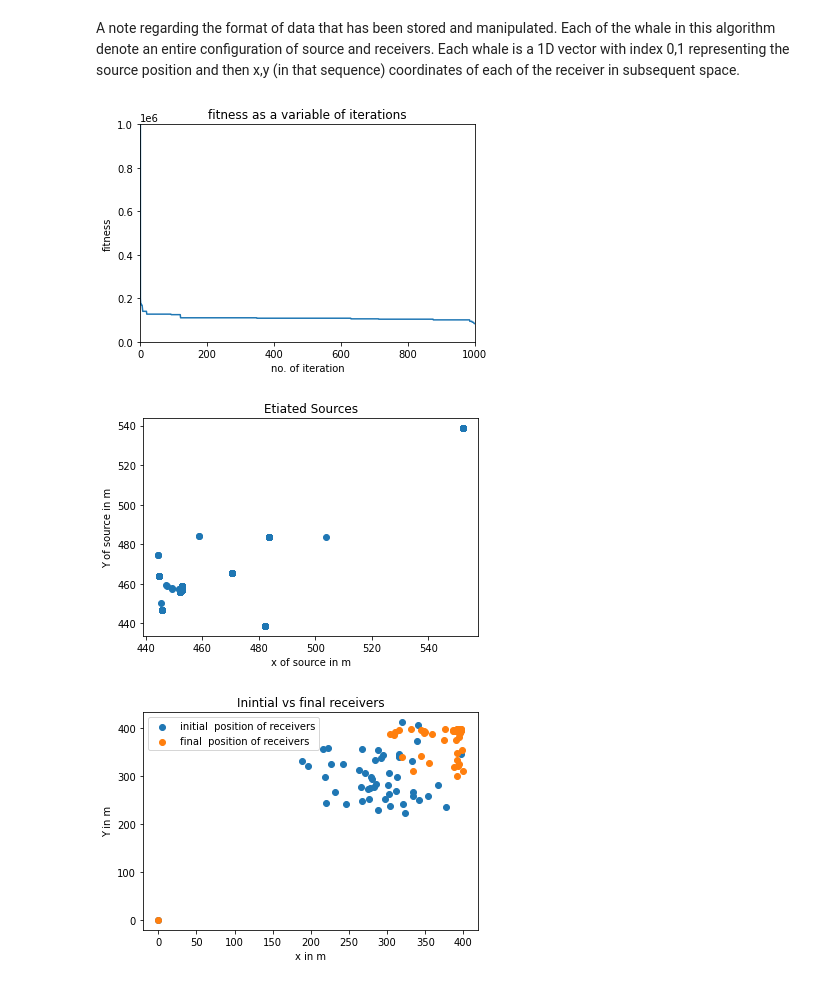
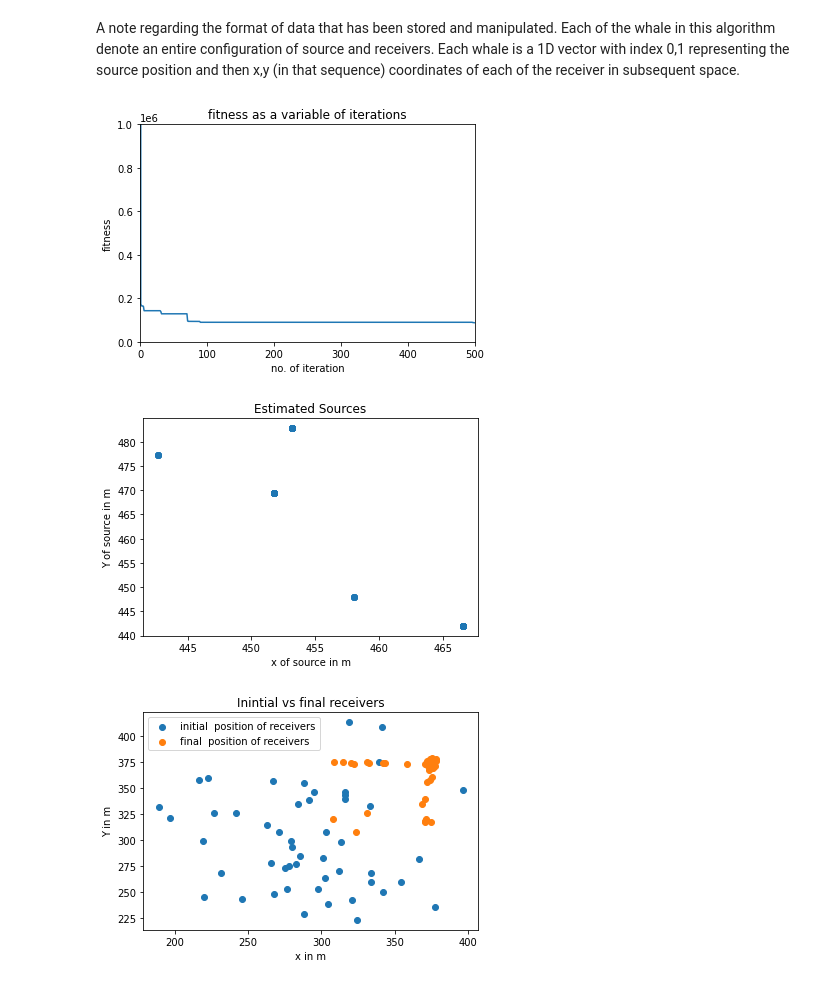
Before and after one commit to Student-Satellite-IITB/GLEE, a Jupyter notebook: Optimization/Whale_optimization_algorithm_final.ipynb, the cells around one changed output. Drawn from its saved outputs; the diff is of its cells as text; code cells hidden in the pictures.

Commit message:
implemented individual bounds on receivers
 bounds on dynamic positions

```diff
--- a/Optimization/Whale_optimization_algorithm_final.ipynb
+++ b/Optimization/Whale_optimization_algorithm_final.ipynb
@@ -59,7 +59,7 @@ n_whales = 32 # number of whales
 
 initial_pos = 300  + np.random.normal(loc=0.0,scale =50,size = (n_whales,(n_rec+1)*2))  # in order to make sure that the spread is in entire domain
 # %%
-n_iter = 1000# number of iterations
+n_iter = 500# number of iterations
 estimated_positions = np.zeros((n_iter,2))
 # %%
 def Whale_optimization(n_iter,n_whales,initial_pos,t_Rec_real):
@@ -73,7 +73,7 @@ def Whale_optimization(n_iter,n_whales,initial_pos,t_Rec_real):
     TOA_avg = np.mean(t_Rec_real)
     whales_pos = np.copy(initial_pos)
     fitness_array =np.zeros(n_iter)
-
+    individual_bound=25
     fitness_value = np.zeros(n_whales)
 
     # Assigning the position and fitness for leader
@@ -103,8 +103,10 @@ def Whale_optimization(n_iter,n_whales,initial_pos,t_Rec_real):
                 if np.dot(A,A) < 1:# mod A less than 1
                     D=np.absolute(np.multiply(C,leader_pos)-whales_pos[j])# prey interpreted as leader
 
-                    whales_pos[j] = leader_pos - np.multiply(A,D)
-
+                    temp= leader_pos - np.multiply(A,D)
+                    for x in range(2, n_rec*2+1):# skip bound on ource
+                        if abs(temp[x] -whales_pos[j][x])<individual_bound:
+                            whales_pos[j][x]=temp[x]
                     # the following needs modification
                     #to prevent whales from esaping boundaries
                    # if (whales_pos[j,k] > =350 or whales_pos[j,k] =<250 ):# currently specific, will need to generaliz
@@ -115,15 +117,22 @@ def Whale_optimization(n_iter,n_whales,initial_pos,t_Rec_real):
                         Random_whale_pos = whales_pos[random_whale_index]
                         D=np.absolute(np.multiply(C,Random_whale_pos)-whales_pos[j])
 
-                        whales_pos[j] = Random_whale_pos - np.multiply(A,D)
-
+                        temp = Random_whale_pos - np.multiply(A,D)
+                        for x in range(2, n_rec*2+1):
+                            if abs(temp[x] -whales_pos[j][x])<individual_bound:
+                                whales_pos[j][x]=temp[x]
                     # to prevent whales from escaping the boundaries
                    # if (whales_pos[j,k] > =350 or whales_pos[j,k] =<250) :# currently specific, will need to generaliz
                    #     whales_pos[j,k] = 250 + 100*np.random.random()
             else :#if p>=0.5   best solution interpreted as leader
                 D = np.absolute(leader_pos-whales_pos[j])
                 t=np.random.uniform(-1,1)# "b" constant and defined much earlier
-                whales_pos[j]=D*np.exp(b*t)*np.cos(2*np.pi*t)+ leader_pos[j]
+                temp=D*np.exp(b*t)*np.cos(2*np.pi*t)+ leader_pos[j]
+                for x in range(2, n_rec*2+1):
+                        if abs(temp[x] -whales_pos[j][x])<individual_bound:
+                            whales_pos[j][x] =temp[x]
+
+
             for k in range(2,2*(n_rec+1)):
                 if (whales_pos[j,k] >= 400 or whales_pos[j,k] <= 300 ):# currently specific, will need to generaliz
                     whales_pos[j,k] = 300 + 100*np.random.random()
@@ -161,7 +170,7 @@ plt.xlim(0,n_iter)
 plt.ylim(-1,10**6)
 plt.show()
 # %% [output]
-[figure, old version]
+[figure, new version]
 # %%
 final_receivers=np.zeros((n_rec,2))
 initial_receivers=np.zeros((n_rec,2))
@@ -172,21 +181,21 @@ for i in range(1,n_rec):
 # %%
 plt.xlabel("x of source in m")
 plt.ylabel("Y of source in m")
-plt.title("Etiated Sources")
+plt.title("Estimated Sources")
 plt.scatter(estimated_positions[:,0],estimated_positions[:,1])
 
 #plt.xlim(np.min(estimated_positions[::0]),np.max(estimated_positions[::0]))
 #plt.ylim(np.min(estimated_positions[::1]),np.max(estimated_positions[::1]))
 plt.show()
 # %% [output]
-[figure, old version]
+[figure, new version]
 # %%
 plt.xlabel("x in m")
 plt.ylabel("Y in m")
 plt.title("Inintial vs final receivers")
-plt.scatter(initial_receivers[:,0],initial_receivers[:,1],label="initial  position of receivers")
-plt.scatter(final_receivers[:,0],final_receivers[:,1],label="final  position of receivers")
+plt.scatter(initial_receivers[1:,0],initial_receivers[1:,1],label="initial  position of receivers")
+plt.scatter(final_receivers[1:,0],final_receivers[1:,1],label="final  position of receivers")
 plt.legend()
 plt.show()
 # %% [output]
-[figure, old version]
+[figure, new version]
```
